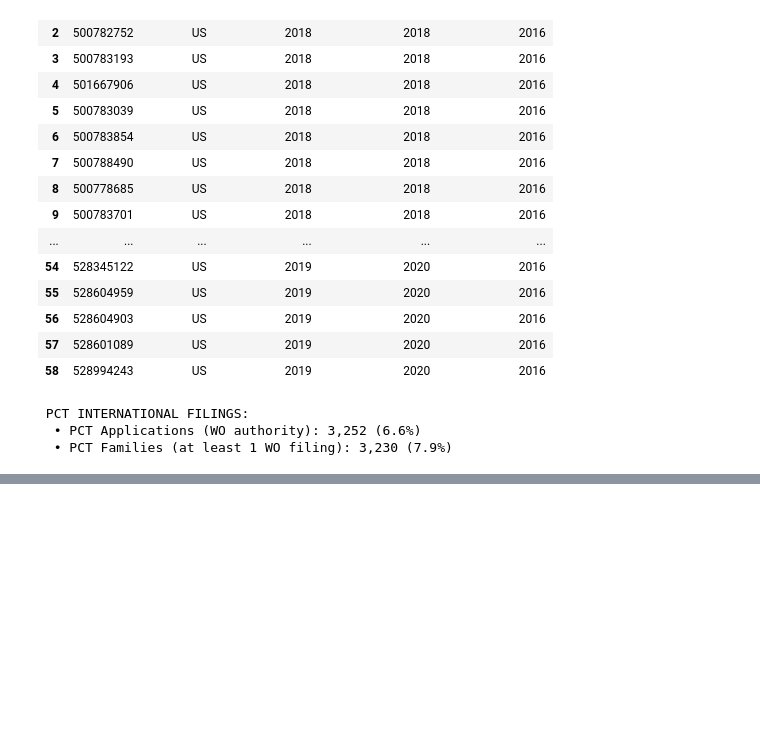
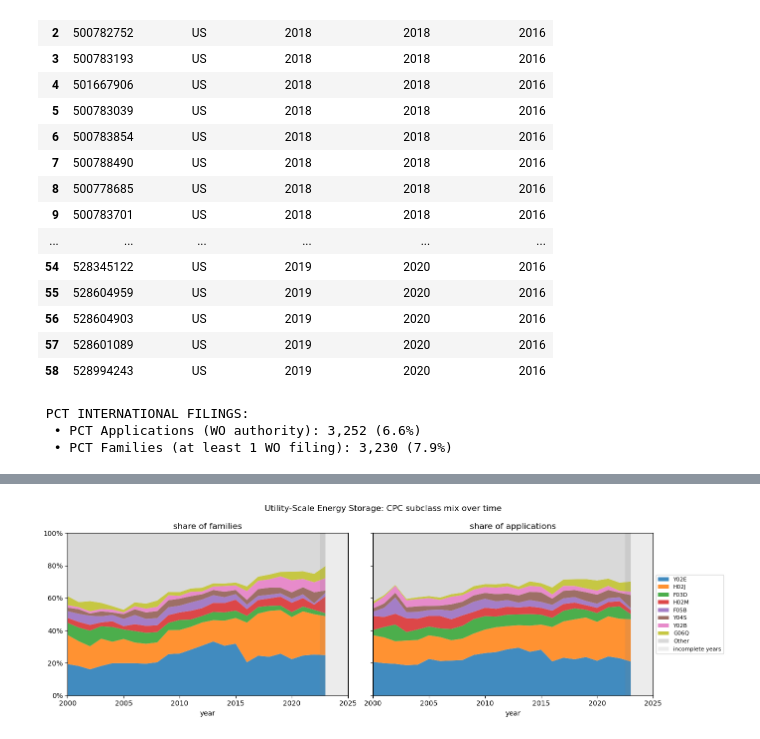
Before and after one commit to ariannamiori/innovation-management-datascience26, a Jupyter notebook: step0/Step_1.ipynb, the cells around one changed output, grey strips where cells are left out. Saved outputs shown, nothing was run; the diff lists cells and outputs as text; code cells hidden in the pictures; blank space fills up the shorter version.

```diff
--- a/step0/Step_1.ipynb
+++ b/step0/Step_1.ipynb
@@ -232,0 +592,81 @@ print(f"  • PCT Families (at least 1 WO filing): {len(pct_families):,} ({pct_f
+# %%
+# ==============================================================================
+# SECTION 8.1: CPC Subclasses Breakdown & Mix Over Time
+# ==============================================================================
+
+# 1. Compute fractional counts by CPC subclass for sector scopes
+cpc_mix = pd.concat([fractional_by_cpc_subclass(s) for s in SECTOR_SCOPES], ignore_index=True)
+
+# 2. Pool smaller subclasses into 'Other'
+cpc_pooled = pd.concat([
+    pool_other(cpc_mix[cpc_mix["level"] == lvl], "subclass").assign(level=lvl)
+    for lvl in LEVELS
+], ignore_index=True)
+
+# 3. Aggregate totals over complete years (<= LAST_COMPLETE_YEAR)
+cpc_counts = complete_years(cpc_pooled).pivot_table(
+    index="subclass", columns="level", values="n_frac", aggfunc="sum", fill_value=0
+)[list(LEVELS)]
+
+CPC_DEFINITIONS = {
+    "Y02E": "Reduction of greenhouse gas emissions, related to energy generation, transmission or distribution",
+    "H02J": "Circuit arrangements or systems for supplying or distributing electric power; systems for storing electrical energy",
+    "Y04S": "Systems integrating technologies related to power network operation, communication or information technologies for improving the electrical power grid",
+    "G06Q": "Data processing systems or methods, specially adapted for administrative, commercial, financial, managerial, supervisory or forecasting purposes",
+    "H02M": "Apparatus for conversion between AC and AC, between AC and DC, or between DC and DC, and for use with mains or similar power supply systems",
+    "F03D": "Wind motors",
+    "G06F": "Electric digital data processing",
+    "Y02B": "Buildings relating to energy efficiency; Indexing scheme for climate change mitigation technologies",
+    "F05B": "Indexing scheme relating to wind motors and hydrodynamic flow machines",
+    "Other": "Other secondary CPC subclasses (e.g., battery chemistry H01M, hydro power F03B)",
+    "Total": "Total across the sector",
+}
+
+cpc_shares = share_table(cpc_counts)
+cpc_shares["definition (fill in from the CPC scheme)"] = [
+    CPC_DEFINITIONS.get(subclass, "Definition unavailable")
+    for subclass in cpc_shares.index
+]
+
+print("CPC SUBCLASSES SHARE TABLE:")
+display(cpc_shares.style.format("{:.1f}%", subset=list(LEVELS)))
+
+# 4. Visualization: Stacked 100% Area Chart over time
+fig, axes = side_by_side(f"{SECTOR_NAME}: CPC subclass mix over time", sharey=True)
+for ax, level in zip(axes, LEVELS):
+    stack_100(
+        ax,
+        share_over_time(cpc_pooled[cpc_pooled["level"] == level], "subclass"),
+        f"share of {UNIT_LABEL[level]}"
+    )
+axes[-1].legend(loc="center left", bbox_to_anchor=(1, 0.5), fontsize=8)
+plt.tight_layout()
+plt.savefig(OUTPUT_DIR / "cpc_subclass_mix_over_time.png", dpi=300)
+plt.show()
+
+# 5. Macro-Sections Breakdown by CPC Section Letter (Y, H, G, F)
+cpc_section_counts = cpc_counts.reset_index().copy()
+cpc_section_counts["cpc_section"] = cpc_section_counts["subclass"].apply(
+    lambda x: x[0] if x != "Other" else "Other"
+)
+
+macro_section_shares = share_table(
+    cpc_section_counts.groupby("cpc_section")[list(LEVELS)].sum()
+)
+
+CPC_SECTION_NAMES = {
+    "Y": "Y - Climate Change Mitigation & Smart Grids",
+    "H": "H - Electricity (Power Grid & Electronics Hardware)",
+    "G": "G - Physics (Software, AI, BMS & Trading Algorithms)",
+    "F": "F - Mechanical Engineering (Wind & Hydro Hybrids)",
+    "Other": "Other / Secondary CPC Sections",
+    "Total": "Total Across Sector",
+}
+
+macro_section_shares["section_description"] = [
+    CPC_SECTION_NAMES.get(sec, "Other Section") for sec in macro_section_shares.index
+]
+
+print("\n MACRO-SECTIONS BREAKDOWN (CPC Section Letter):")
+display(macro_section_shares.style.format("{:.1f}%", subset=list(LEVELS)))
+# %% [output]
@@ -232,0 +687 @@ print(f"  • PCT Families (at least 1 WO filing): {len(pct_families):,} ({pct_f
+[figure, added]
```
Also changed, not shown: parts of 15 cells of this notebook.
